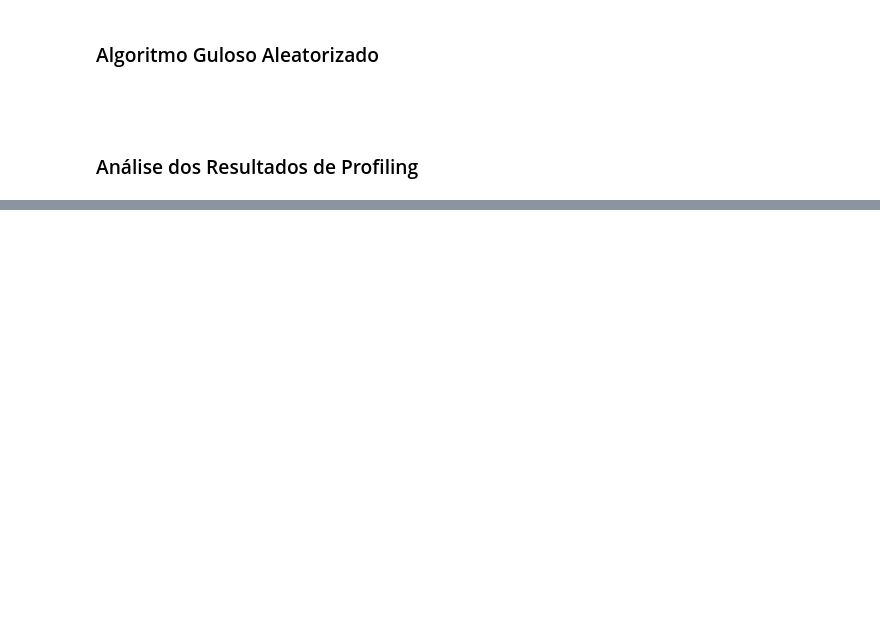
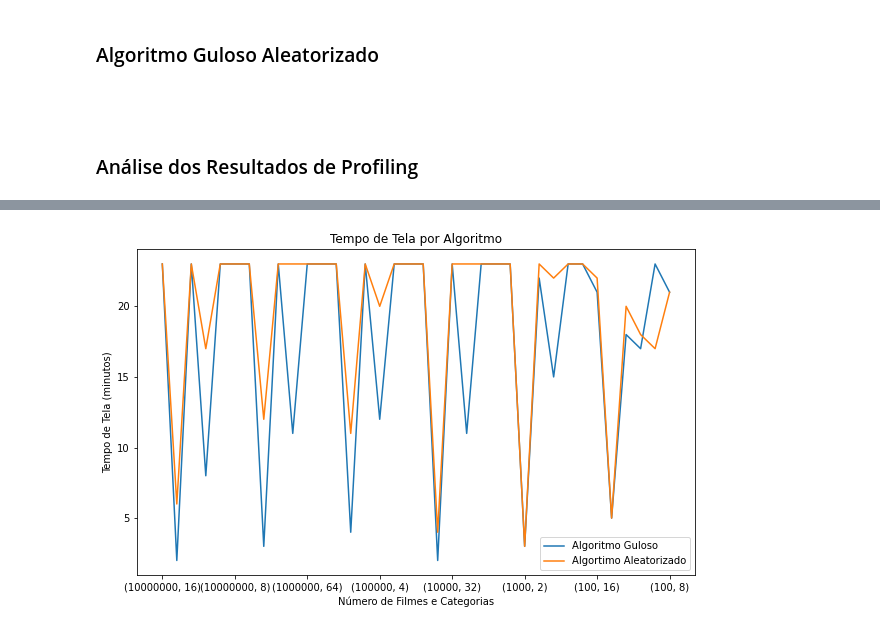
Before and after one commit to josermf2/maratonaFilmesSuperComp, a Jupyter notebook: relatorioParcial.ipynb, the cells around one changed output, grey strips where cells are left out. Drawn from its saved outputs; the diff is of its cells as text; code cells hidden in the pictures; blank space fills up the shorter version.

```diff
--- a/relatorioParcial.ipynb
+++ b/relatorioParcial.ipynb
@@ -309,0 +390,3 @@ Que resultou em 30 arquivos de entrada, cada um com um número de filmes e categ
+# %%
+df_screen_time = df[['screen_time_guloso', 'screen_time_aleatorio']]
+df_screen_time
@@ -309,0 +412,11 @@ Que resultou em 30 arquivos de entrada, cada um com um número de filmes e categ
+# %%
+fig, ax = plt.subplots(figsize=(10, 6))
+df_screen_time['screen_time_guloso'].plot(ax=ax, label='Algoritmo Guloso')
+df_screen_time['screen_time_aleatorio'].plot(ax=ax, label='Algortimo Aleatorizado')
+ax.set_xlabel('Número de Filmes e Categorias')
+ax.set_ylabel('Tempo de Tela (minutos)')
+ax.set_title('Tempo de Tela por Algoritmo')
+ax.legend()
+plt.show()
+# %% [output]
+[figure, added]
```
Also changed, not shown: parts of 15 cells of this notebook, 3 other files.
